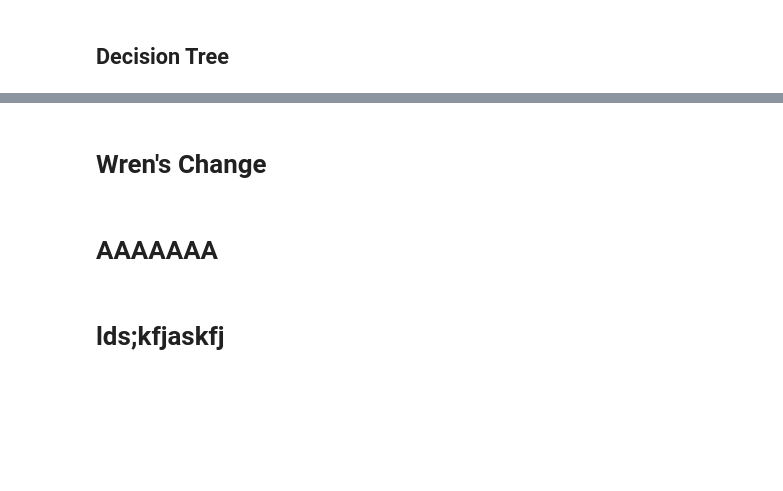
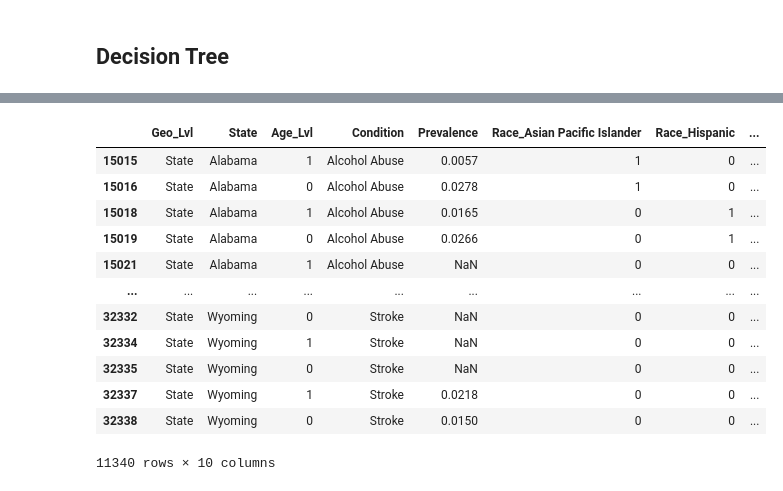
Before and after one commit to wrenp03/chronicillnesspredictor, a Jupyter notebook: main.ipynb, the cells around one changed output, grey strips where cells are left out. Saved outputs shown, nothing was run; the diff lists cells and outputs as text; code cells hidden in the pictures; blank space fills up the shorter version.

Commit message:
Prepped df for race decision tree

```diff
--- a/main.ipynb
+++ b/main.ipynb
@@ -339,6 +336,43 @@ See the caveats in the documentation: https://pandas.pydata.org/pandas-docs/stab
-# %% [markdown]
-# Wren's Change
-# %% [markdown]
-# AAAAAAA
-# %% [markdown]
-# lds;kfjaskfj
+# %%
+# Formatting data for race tree
+
+dfDT2 = df.copy()
+
+dfDT2.drop(columns = ['Medicare_Payment_Standardized', 'Medicare_Payment', 'Hospital_Readmission_Rate', 'ER_Rate_Per_1000'], inplace = True)
+
+dfDT2 = dfDT2[~dfDT2.isin(['All']).any(axis=1)]
+
+dfDT2['Age_Lvl'] = dfDT2['Age_Lvl'].replace({'<65': 0, '65+': 1})
+
+# Deleting all except race
+dfDT2 = dfDT2[dfDT2.isin(['Race']).any(axis=1)]
+
+dfDT2.drop(columns = ['Demographic'], inplace = True)
+
+dfDT2.rename(columns={'Demographic_Desc' : 'Race'}, inplace=True)
+
+dfDT2.dropna()
+
+race_dummies = pd.get_dummies(dfDT2['Race'], prefix='Race')
+
+race_dummies = race_dummies.astype(int)
+
+dfDT2 = pd.concat([dfDT2, race_dummies], axis=1)
+
+dfDT2.drop('Race', axis=1, inplace=True)
+
+dfDT2
+# %% [output]
+|  | Geo_Lvl | State | Age_Lvl | Condition | Prevalence | Race_Asian Pacific Islander | Race_Hispanic | ... |
+| 15015 | State | Alabama | 1 | Alcohol Abuse | 0.0057 | 1 | 0 | ... |
+| 15016 | State | Alabama | 0 | Alcohol Abuse | 0.0278 | 1 | 0 | ... |
+| 15018 | State | Alabama | 1 | Alcohol Abuse | 0.0165 | 0 | 1 | ... |
+| 15019 | State | Alabama | 0 | Alcohol Abuse | 0.0266 | 0 | 1 | ... |
+| 15021 | State | Alabama | 1 | Alcohol Abuse | NaN | 0 | 0 | ... |
+| ... | ... | ... | ... | ... | ... | ... | ... | ... |
+| 32332 | State | Wyoming | 0 | Stroke | NaN | 0 | 0 | ... |
+| 32334 | State | Wyoming | 1 | Stroke | NaN | 0 | 0 | ... |
+| 32335 | State | Wyoming | 0 | Stroke | NaN | 0 | 0 | ... |
+| 32337 | State | Wyoming | 1 | Stroke | 0.0218 | 0 | 0 | ... |
+| 32338 | State | Wyoming | 0 | Stroke | 0.0150 | 0 | 0 | ... |
+11340 rows × 10 columns
```
Also changed, not shown: parts of 1 cell of this notebook.
